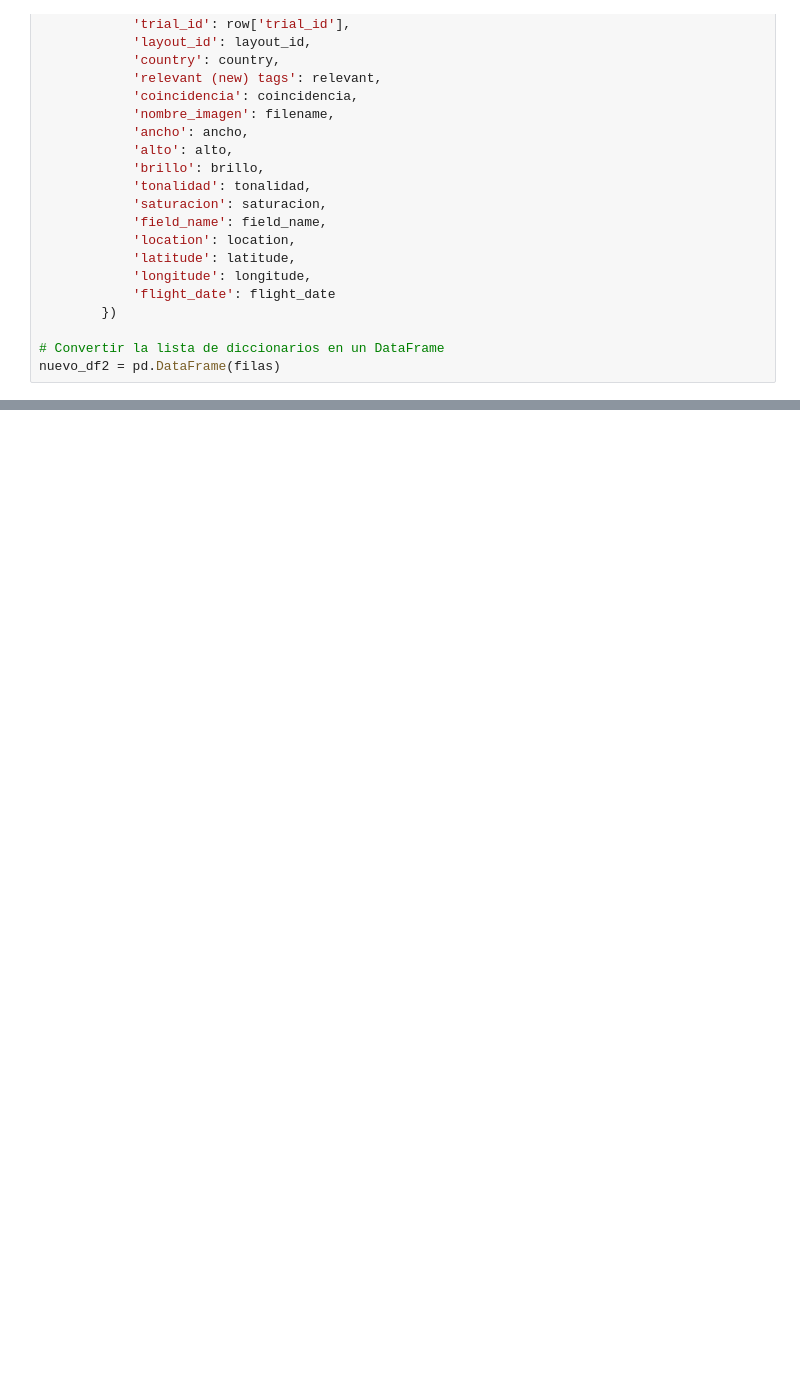
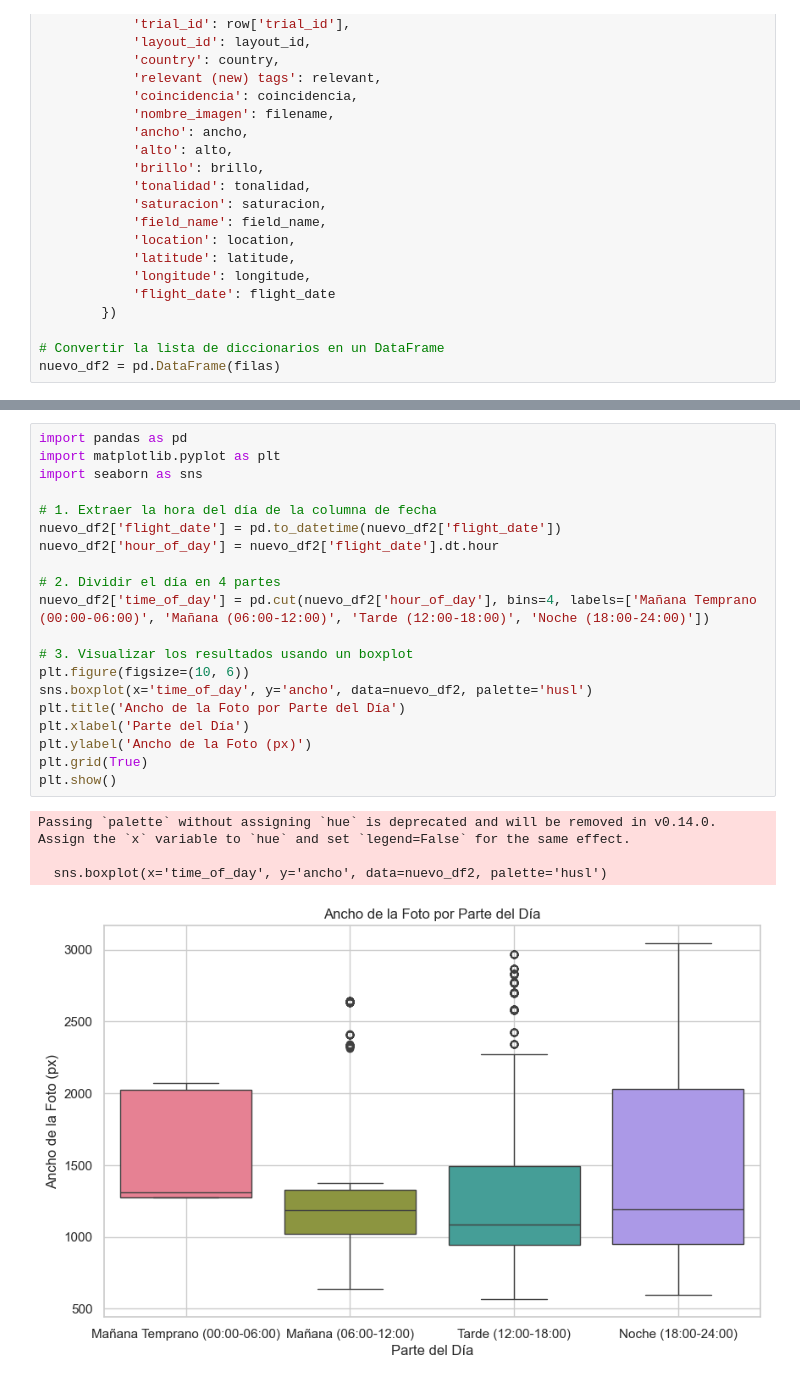
Before and after one commit to azulamakk/PF-vacasVaqueras, a Jupyter notebook: 01.0-nr-unirlayouts.ipynb, the cells around one changed output, grey strips where cells are left out. Cells and saved outputs as stored; diff of their text form; blank space fills up the shorter version.

```diff
--- a/01.0-nr-unirlayouts.ipynb
+++ b/01.0-nr-unirlayouts.ipynb
@@ -214,0 +212,25 @@ plt.show()
+# %%
+import pandas as pd
+import matplotlib.pyplot as plt
+import seaborn as sns
+
+# 1. Extraer la hora del día de la columna de fecha
+nuevo_df2['flight_date'] = pd.to_datetime(nuevo_df2['flight_date'])
+nuevo_df2['hour_of_day'] = nuevo_df2['flight_date'].dt.hour
+
+# 2. Dividir el día en 4 partes
+nuevo_df2['time_of_day'] = pd.cut(nuevo_df2['hour_of_day'], bins=4, labels=['Mañana Temprano (00:00-06:00)', 'Mañana (06:00-12:00)', 'Tarde (12:00-18:00)', 'Noche (18:00-24:00)'])
+
+# 3. Visualizar los resultados usando un boxplot
+plt.figure(figsize=(10, 6))
+sns.boxplot(x='time_of_day', y='ancho', data=nuevo_df2, palette='husl')
+plt.title('Ancho de la Foto por Parte del Día')
+plt.xlabel('Parte del Día')
+plt.ylabel('Ancho de la Foto (px)')
+plt.grid(True)
+plt.show()
+# %% [output]
+Passing `palette` without assigning `hue` is deprecated and will be removed in v0.14.0. Assign the `x` variable to `hue` and set `legend=False` for the same effect.
+
+  sns.boxplot(x='time_of_day', y='ancho', data=nuevo_df2, palette='husl')
+[figure, added]
```
Also changed, not shown: parts of 8 cells of this notebook.
